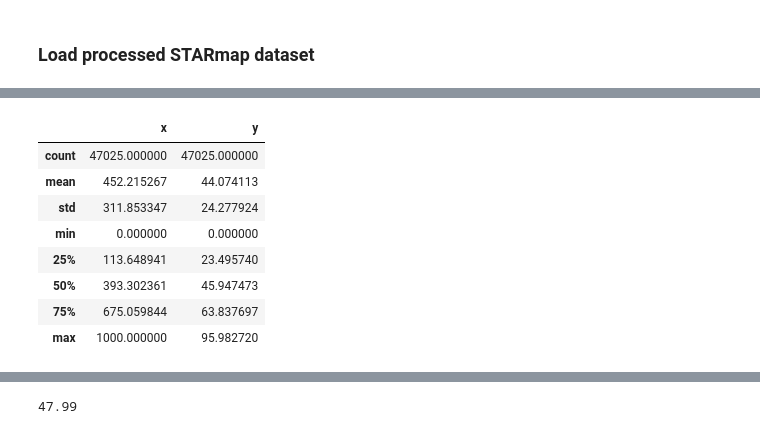
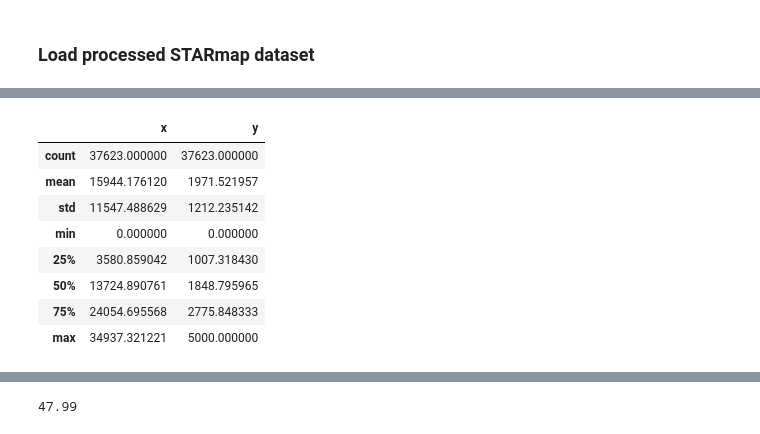
Before and after one commit to kwoniris/mouse-cereb-dev, a Jupyter notebook: code/anndata_to_zarr.ipynb, the cells around one changed output, grey strips where cells are left out. Cells and saved outputs as stored; diff of their text form; code cells hidden in the pictures.

```diff
--- a/code/anndata_to_zarr.ipynb
+++ b/code/anndata_to_zarr.ipynb
@@ -63,7 +66,7 @@ scanpy==1.10.3 anndata==0.10.9 umap==0.5.7 numpy==1.24.4 scipy==1.9.1 pandas==2.
 # E11 dataset that Manju already annotated
 #data = ad.read_h5ad("vitessce-cerebellum/data/e11_cell_types_4-13-25.h5ad")
 
-# E13 data
-data = ad.read_h5ad("all_data/e13_data.h5ad")
+# E11 data
+e11_data = ad.read_h5ad("data_for_vitessce/e11_data.h5ad")
 # %%
 # see dimensions of dataset
@@ -100,12 +116,12 @@ data.obsm["spatial"] = np.vstack([x_scaled, y_scaled]).T
 # %%
-pd.DataFrame(data.obsm["spatial"], columns=["x", "y"]).describe()
+pd.DataFrame(e11_data.obsm["spatial"], columns=["x", "y"]).describe()
 # %% [output]
 |  | x | y |
-| count | 47025.000000 | 47025.000000 |
-| mean | 452.215267 | 44.074113 |
-| std | 311.853347 | 24.277924 |
+| count | 37623.000000 | 37623.000000 |
+| mean | 15944.176120 | 1971.521957 |
+| std | 11547.488629 | 1212.235142 |
 | min | 0.000000 | 0.000000 |
-| 25% | 113.648941 | 23.495740 |
-| 50% | 393.302361 | 45.947473 |
-| 75% | 675.059844 | 63.837697 |
-| max | 1000.000000 | 95.982720 |
+| 25% | 3580.859042 | 1007.318430 |
+| 50% | 13724.890761 | 1848.795965 |
+| 75% | 24054.695568 | 2775.848333 |
+| max | 34937.321221 | 5000.000000 |
```
Also changed, not shown: parts of 41 cells of this notebook, 3 other files.
